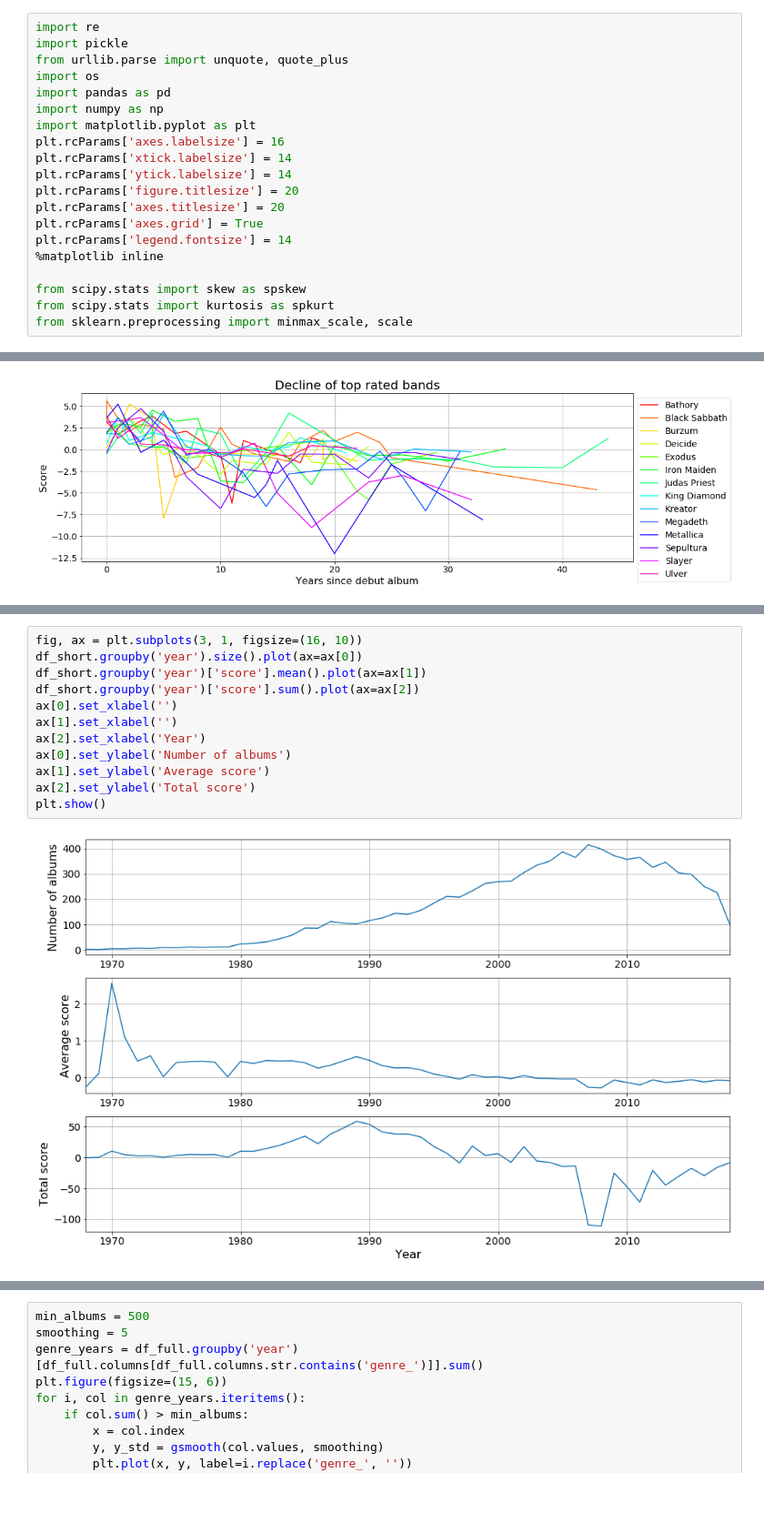
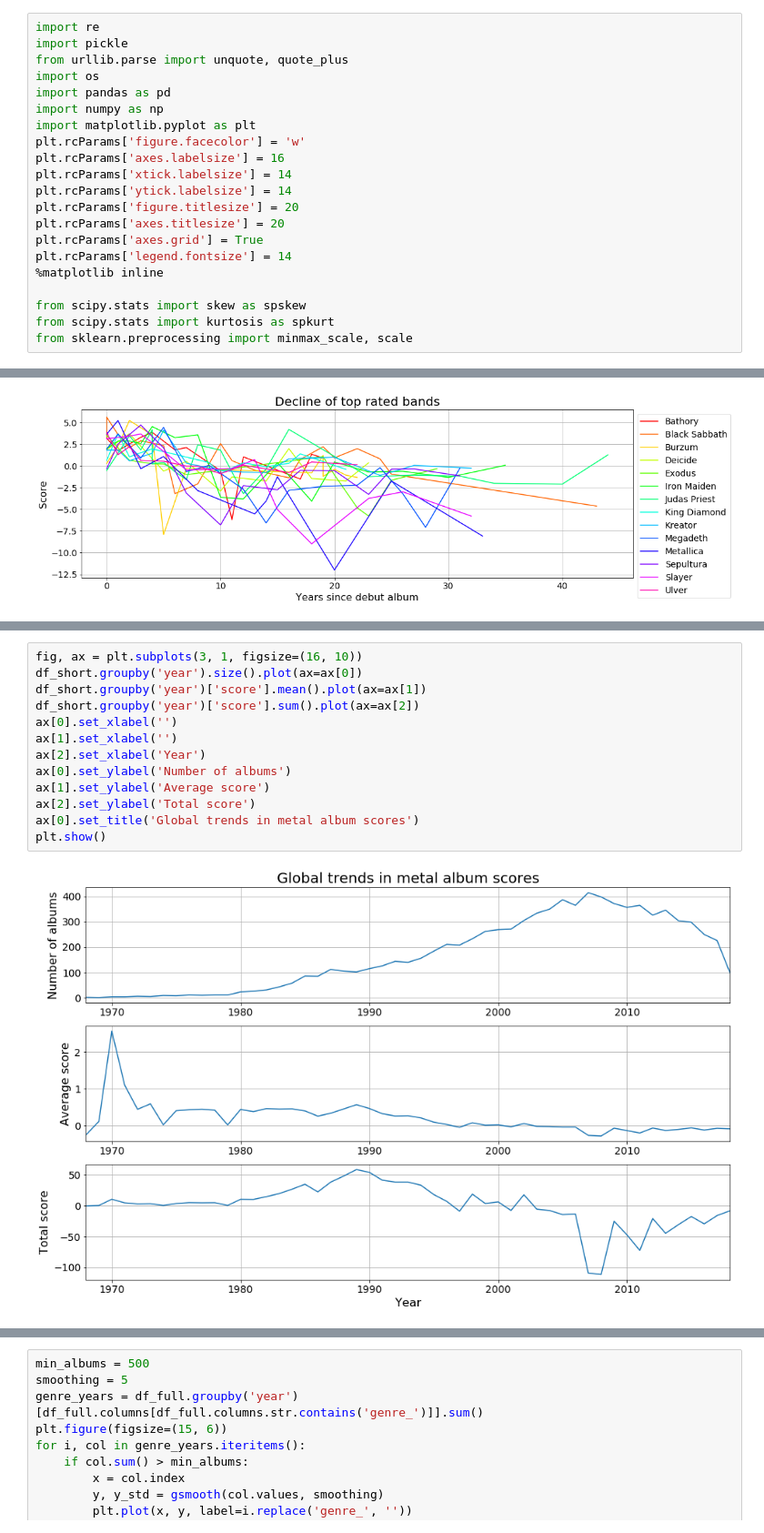
Before and after one commit to pdqnguyen/metallyrics, a Jupyter notebook: metallum-eda.ipynb, the cells around one changed output, grey strips where cells are left out. Shown at 91% size. Cells and saved outputs as stored; diff of their text form; blank space fills up the shorter version.

Commit message:
added plot summaries to EDA

```diff
--- a/metallum-eda.ipynb
+++ b/metallum-eda.ipynb
@@ -6,6 +6,7 @@ import os
 import pandas as pd
 import numpy as np
 import matplotlib.pyplot as plt
+plt.rcParams['figure.facecolor'] = 'w'
 plt.rcParams['axes.labelsize'] = 16
 plt.rcParams['xtick.labelsize'] = 14
 plt.rcParams['ytick.labelsize'] = 14
@@ -370,17 +383,18 @@ Now for a more comprehensive look. We can see that the number of metal albums gr
 # %%
 fig, ax = plt.subplots(3, 1, figsize=(16, 10))
 df_short.groupby('year').size().plot(ax=ax[0])
 df_short.groupby('year')['score'].mean().plot(ax=ax[1])
 df_short.groupby('year')['score'].sum().plot(ax=ax[2])
 ax[0].set_xlabel('')
 ax[1].set_xlabel('')
 ax[2].set_xlabel('Year')
 ax[0].set_ylabel('Number of albums')
 ax[1].set_ylabel('Average score')
 ax[2].set_ylabel('Total score')
+ax[0].set_title('Global trends in metal album scores')
 plt.show()
 # %% [output]
-[figure, old version]
+[figure, new version]
 # %% [markdown]
 # Genre trends
 
```
Also changed, not shown: parts of 17 cells of this notebook.
